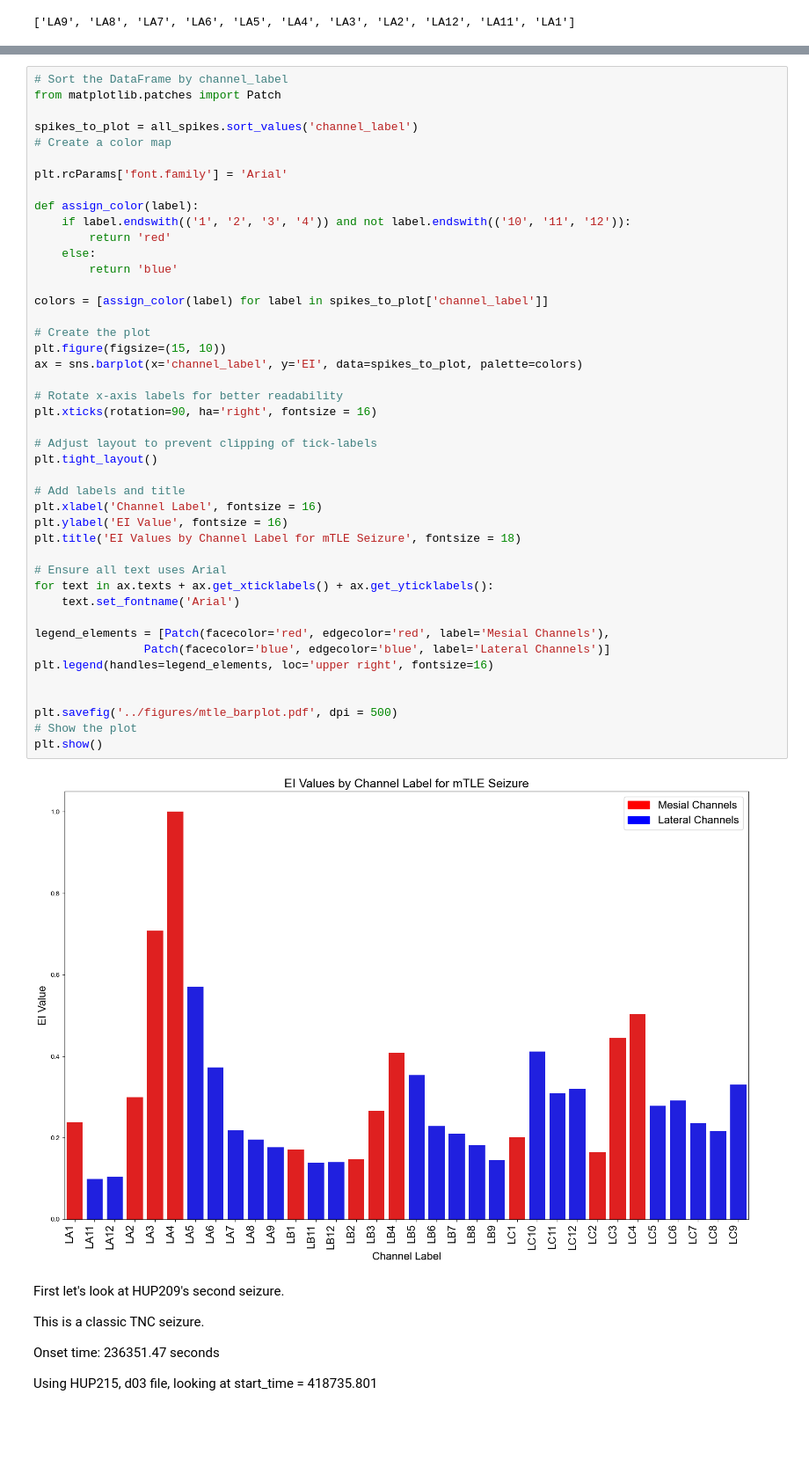
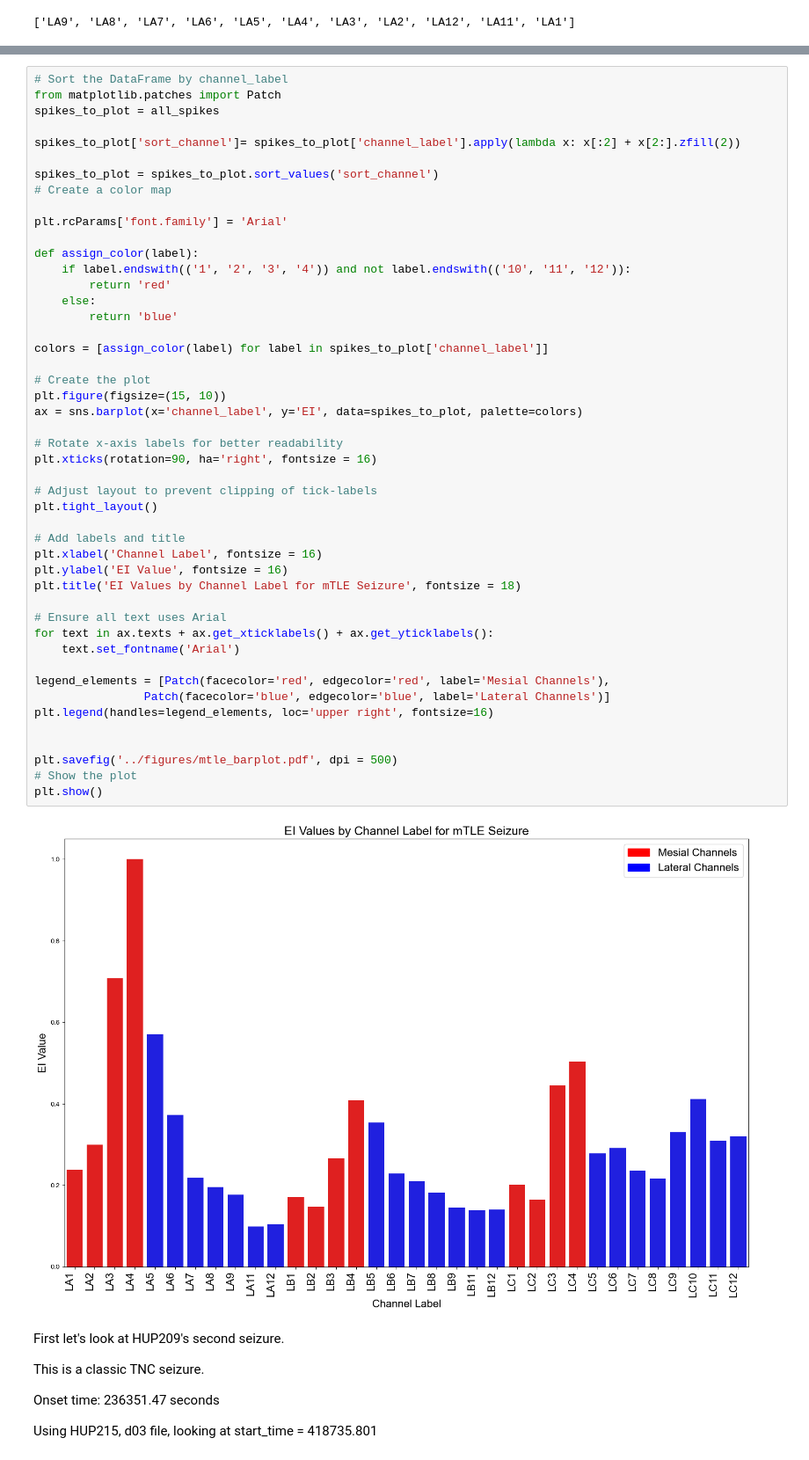
Before and after one commit to carlosaaguila/Interictal_Spike_Analysis, a Jupyter notebook: HUMAN/working_feat_extract_code/6-seizure_analysis/code/validate_per_sz.ipynb, the cells around one changed output, grey strips where cells are left out. Shown at 88% size. Cells and saved outputs as stored; diff of their text form; blank space fills up the shorter version.

```diff
--- a/HUMAN/working_feat_extract_code/6-seizure_analysis/code/validate_per_sz.ipynb
+++ b/HUMAN/working_feat_extract_code/6-seizure_analysis/code/validate_per_sz.ipynb
@@ -267,8 +267,11 @@ plot_eeg_channels_with_hfer(la_data, all_spikes, stop_time=None, title = 'mTLE S
 # %%
 # Sort the DataFrame by channel_label
 from matplotlib.patches import Patch
+spikes_to_plot = all_spikes
 
-spikes_to_plot = all_spikes.sort_values('channel_label')
+spikes_to_plot['sort_channel']= spikes_to_plot['channel_label'].apply(lambda x: x[:2] + x[2:].zfill(2))
+
+spikes_to_plot = spikes_to_plot.sort_values('sort_channel')
 # Create a color map
 
 plt.rcParams['font.family'] = 'Arial'
@@ -282,34 +285,34 @@ def assign_color(label):
 colors = [assign_color(label) for label in spikes_to_plot['channel_label']]
 
 # Create the plot
 plt.figure(figsize=(15, 10))
 ax = sns.barplot(x='channel_label', y='EI', data=spikes_to_plot, palette=colors)
 
 # Rotate x-axis labels for better readability
 plt.xticks(rotation=90, ha='right', fontsize = 16)
 
 # Adjust layout to prevent clipping of tick-labels
 plt.tight_layout()
 
 # Add labels and title
 plt.xlabel('Channel Label', fontsize = 16)
 plt.ylabel('EI Value', fontsize = 16)
 plt.title('EI Values by Channel Label for mTLE Seizure', fontsize = 18)
 
 # Ensure all text uses Arial
 for text in ax.texts + ax.get_xticklabels() + ax.get_yticklabels():
     text.set_fontname('Arial')
 
 legend_elements = [Patch(facecolor='red', edgecolor='red', label='Mesial Channels'),
                 Patch(facecolor='blue', edgecolor='blue', label='Lateral Channels')]
 plt.legend(handles=legend_elements, loc='upper right', fontsize=16)
 
 
 plt.savefig('../figures/mtle_barplot.pdf', dpi = 500)
 # Show the plot
 plt.show()
 # %% [output]
-[figure, old version]
+[figure, new version]
 # %% [markdown]
 First let's look at HUP209's second seizure.
 
```
Also changed, not shown: 5 other files.
